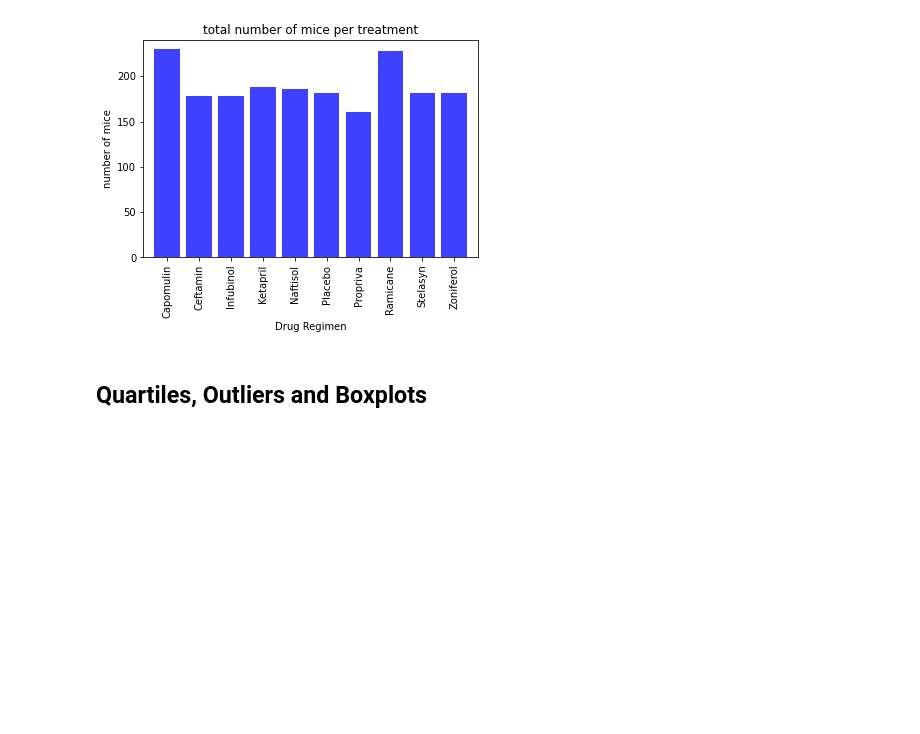
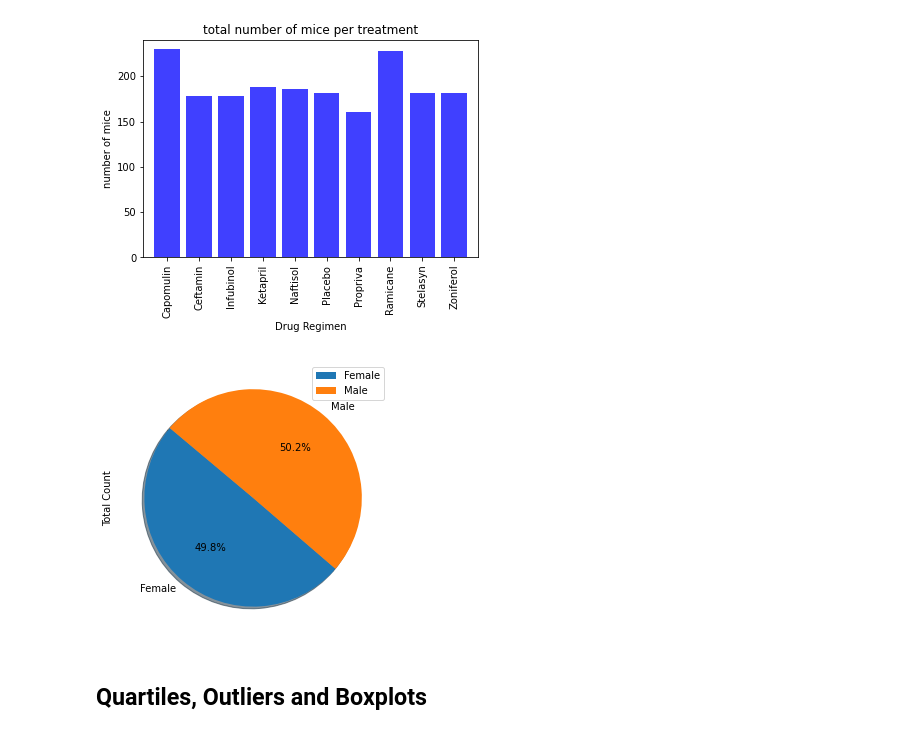
Before and after one commit to roz0716/matplotlib-challenge, a Jupyter notebook: Pymaceuticals/pymaceuticals_starter.ipynb, the cells around one changed output. Cells and saved outputs as stored; diff of their text form; code cells hidden in the pictures; blank space fills up the shorter version.

Commit message:
edit pie chart

```diff
--- a/Pymaceuticals/pymaceuticals_starter.ipynb
+++ b/Pymaceuticals/pymaceuticals_starter.ipynb
@@ -123,0 +120,23 @@ Text(0, 0.5, 'number of mice')
+# %%
+# Generate a pie plot showing the distribution of female versus male mice using pandas
+# Group by "Mouse ID" and "Sex" to find the unique number of male vs female
+groupby_gender = merge_data.groupby(["Mouse ID","Sex"])
+groupby_gender
+
+mouse_gender_df = pd.DataFrame(groupby_gender.size())
+
+#Create the dataframe
+mouse_gender = pd.DataFrame(mouse_gender_df.groupby(["Sex"]).count())
+mouse_gender.columns = ["Total Count"]
+
+#create and format the percentage of female vs male
+mouse_gender["Percentage of Sex"] = (100*(mouse_gender["Total Count"]/mouse_gender["Total Count"].sum()))
+
+#format the "Percentage of Sex" column
+mouse_gender["Percentage of Sex"] = mouse_gender["Percentage of Sex"]
+
+#plot
+
+plot = mouse_gender.plot.pie(y='Total Count',figsize=(5,5), startangle=140, shadow = True, autopct="%1.1f%%")
+# %% [output]
+[figure, added]
```
Also changed, not shown: parts of 3 cells of this notebook.
